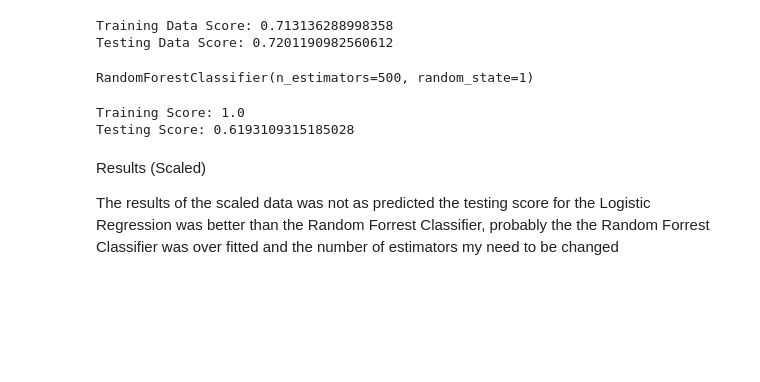
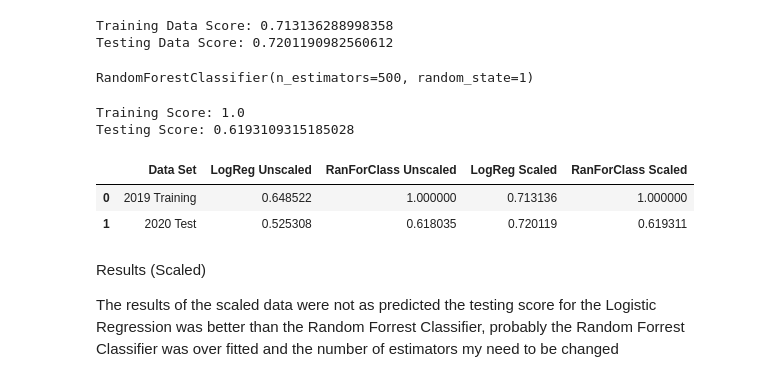
Before and after one commit to Tema-2021/Supervised_Machine_Learning_Challenge, a Jupyter notebook: Instructions/Credit Risk Evaluator.ipynb, the cells around one changed output. Cells and saved outputs as stored; diff of their text form; code cells hidden in the pictures; blank space fills up the shorter version.

```diff
--- a/Instructions/Credit Risk Evaluator.ipynb
+++ b/Instructions/Credit Risk Evaluator.ipynb
@@ -301,7 +249,17 @@ print(f'Testing Score: {rlf_1.score(X_test_scaled, y_test)}')
 # %% [output]
 Training Score: 1.0
 Testing Score: 0.6193109315185028
+# %%
+
+# Create a Data Frame that holds the Results
+results_df=pd.DataFrame({'Data Set':['2019 Training','2020 Test'], 'LogReg Unscaled': [clf.score(X_dummies,y_train),clf.score(X_dummies1,y_test)],'RanForClass Unscaled':[rlf.score(X_dummies,y_train),rlf.score(X_dummies1,y_test)],'LogReg Scaled': [clf_1.score(X_train_scaled,y_train),clf_1.score(X_test_scaled,y_test)],'RanForClass Scaled':[rlf_1.score(X_train_scaled,y_train),rlf_1.score(X_test_scaled,y_test)]})
+#results_df=['LogisticRegression Unscaled','RandomForrestClassifier Unscaled','LogisticRegression Scaled','RandomForrestClassifier Scaled']
+results_df#['2019 Training']=y_circles
+# %% [output]
+|  | Data Set | LogReg Unscaled | RanForClass Unscaled | LogReg Scaled | RanForClass Scaled |
+| 0 | 2019 Training | 0.648522 | 1.000000 | 0.713136 | 1.000000 |
+| 1 | 2020 Test | 0.525308 | 0.618035 | 0.720119 | 0.619311 |
 # %% [markdown]
 Results (Scaled)
 
-The results of the scaled data was not as predicted the testing score for the Logistic Regression was better than the Random Forrest Classifier, probably the the Random Forrest Classifier was over fitted and the number of estimators my need to be changed
+The results of the scaled data were not as predicted the testing score for the Logistic Regression was better than the Random Forrest Classifier, probably the Random Forrest Classifier was over fitted and the number of estimators my need to be changed
```
Also changed, not shown: parts of 9 cells of this notebook.
